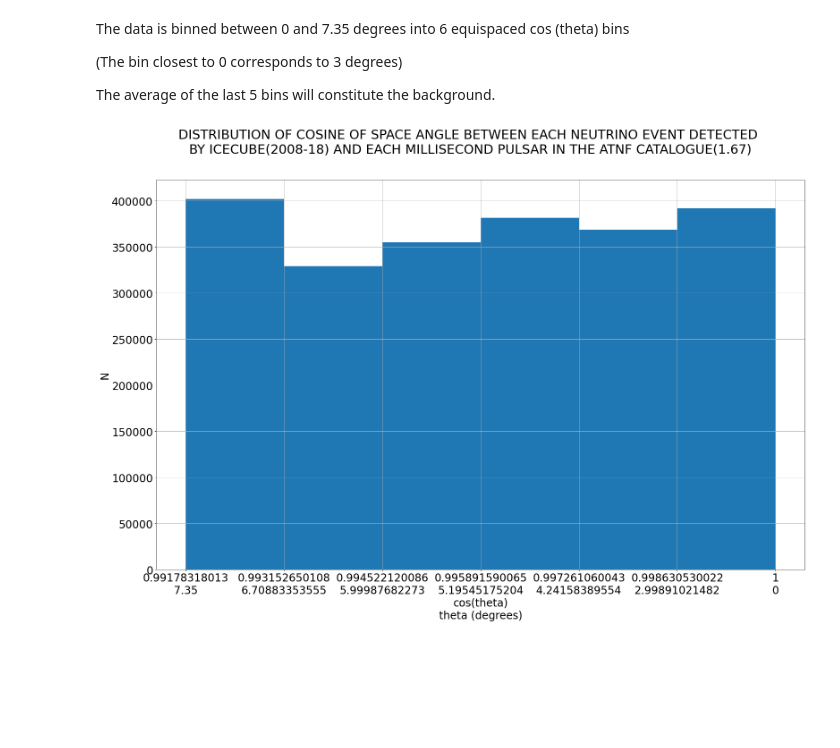
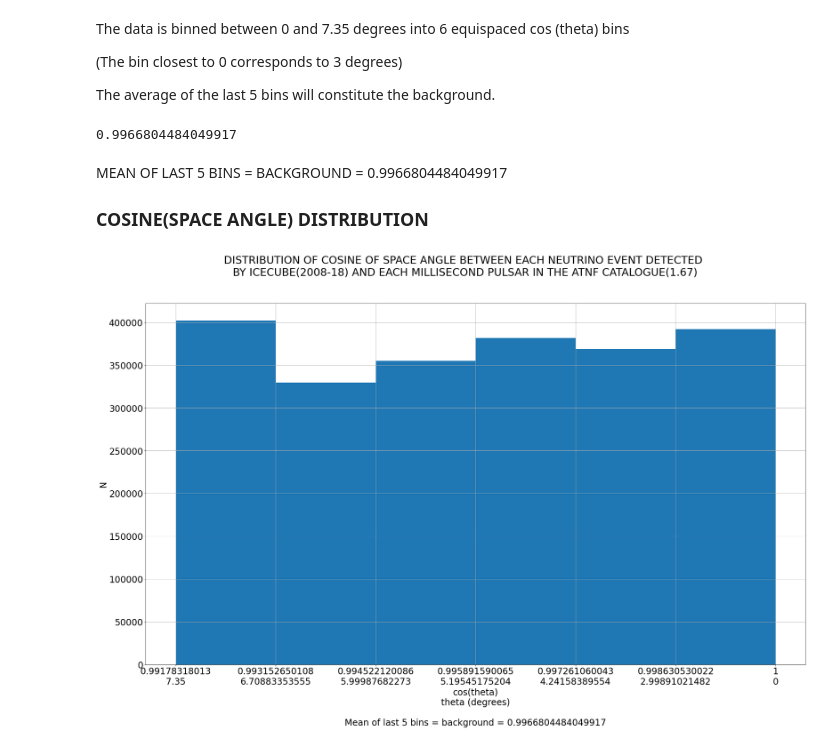
Before and after one commit to DarkWake9/Project-IceCube-Legacy, a Jupyter notebook: task2/2b1.ipynb, the cells around one changed output. Cells and saved outputs as stored; diff of their text form; code cells hidden in the pictures; blank space fills up the shorter version.

```diff
--- a/task2/2b1.ipynb
+++ b/task2/2b1.ipynb
@@ -105,18 +95,20 @@ p = len(msra)
 res = []
 r= []
 for k in range(lg):
+    ilo = icra[k :p+k]
+    ila = icdec[k:p+k]
     lo =[]
     la = []
     for j in range(k,p + k):#441
                 lo = [msra[(i + p)%p] for i in range(0,p)]
                 la = [msdec[(i + p)%p] for i in range(0,p)]
-                r.append(delayed(hvovec(icra[k :p+k], icdec[k:p+k], lo, la)))
+                r.append(hvovec(ilo, ila, lo, la))
 # %%
 icra.clear()
 icdec.clear()
 msra.clear()
 msdec.clear()
-r = [r[i].compute() for i in range(len(r))]
+#r = [r[i].compute() for i in range(len(r))]
 # %%
 r = np.ravel(r)
 # %%
@@ -132,17 +126,29 @@ The average of the last 5 bins will constitute the background.
+# %%
+freq , _ = np.histogram(r, nbins)
+freq = freq[1:]
+
+midpt = [(nbins[i+1] + nbins[i])/2.0 for i in range(len(nbins) - 1)]
+midpt = np.array(midpt[1:])
+mean = np.dot(freq, midpt)/float(np.sum(freq))
+print(mean)
+# %% [output]
+0.9966804484049917
+# %% [markdown]
+MEAN OF LAST 5 BINS = BACKGROUND = 0.9966804484049917
+
+### COSINE(SPACE ANGLE) DISTRIBUTION
 # %%
-plt.figure(figsize=(26,16))
+plt.figure(figsize=(32,18))
 plt.rcParams.update({'font.size': 24})
-
-nbins = np.linspace(np.cos(np.radians(7.35)), np.cos(0),  7)
 nb = ['0.99178318013\n7.35', '0.993152650108\n6.70883353555', '0.994522120086\n5.99987682273', '0.995891590065\n5.19545175204', '0.997261060043\n4.24158389554', '0.998630530022\n2.99891021482', '1\n0']
 plt.hist(r, bins= nbins)
-plt.xlabel("cos(theta)\ntheta (degrees)")
+plt.xlabel("cos(theta)\ntheta (degrees)\n\nMean of last 5 bins = background = 0.9966804484049917")
 plt.ylabel("N")
 plt.xticks(nbins, nb)
 #plt.ylim([0, 8 * 10**6])
 plt.suptitle('DISTRIBUTION OF COSINE OF SPACE ANGLE BETWEEN EACH NEUTRINO EVENT DETECTED \n'
                                 +'BY ICECUBE(2008-18) AND EACH MILLISECOND PULSAR IN THE ATNF CATALOGUE(1.67)')
 plt.grid(True, which="both")
 plt.show()
 # %% [output]
-[figure, old version]
+[figure, new version]
```
Also changed, not shown: parts of 3 cells of this notebook, 2 other files.
